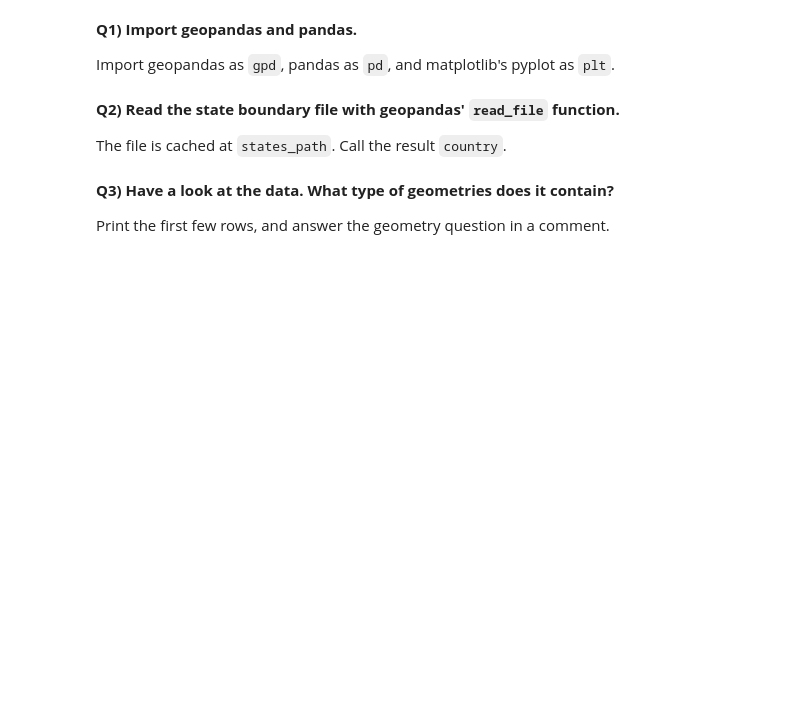
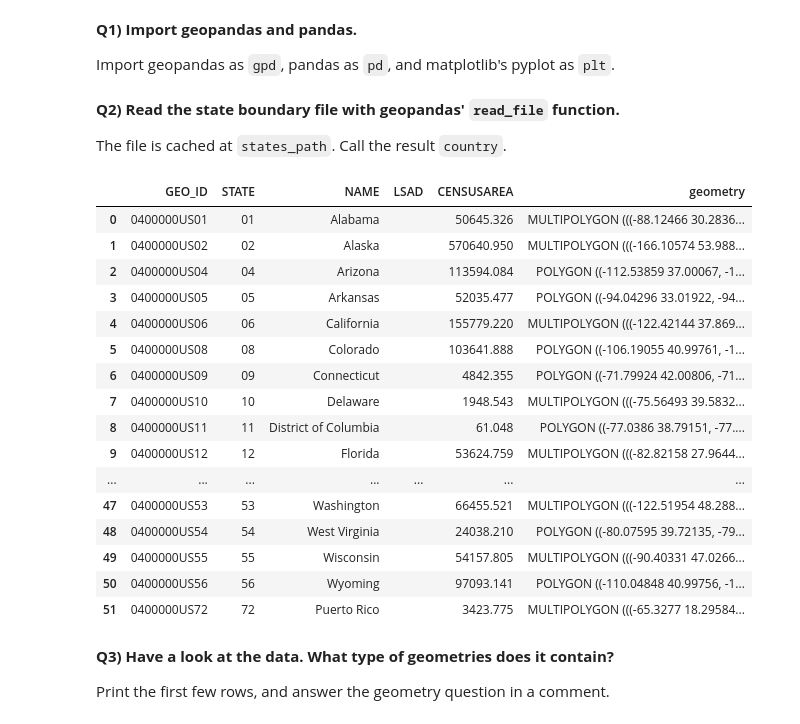
Before and after one commit to MaximeG2110/2026_Intro_Python, a Jupyter notebook: live/part-I/1.6-geospatial-vector-data-environmental-exercises.ipynb, the cells around one changed output. Drawn from its saved outputs; the diff is of its cells as text; code cells hidden in the pictures; blank space fills up the shorter version.

```diff
--- a/live/part-I/1.6-geospatial-vector-data-environmental-exercises.ipynb
+++ b/live/part-I/1.6-geospatial-vector-data-environmental-exercises.ipynb
@@ -78,6 +84,26 @@ Import geopandas as `gpd`, pandas as `pd`, and matplotlib's pyplot as `plt`.
 The file is cached at `states_path`. Call the result `country`.
 # %%
 # Read the data with the geopandas function
+country = gpd.read_file(states_path)
+country
+# %% [output]
+|  | GEO_ID | STATE | NAME | LSAD | CENSUSAREA | geometry |
+| 0 | 0400000US01 | 01 | Alabama |  | 50645.326 | MULTIPOLYGON (((-88.12466 30.2836... |
+| 1 | 0400000US02 | 02 | Alaska |  | 570640.950 | MULTIPOLYGON (((-166.10574 53.988... |
+| 2 | 0400000US04 | 04 | Arizona |  | 113594.084 | POLYGON ((-112.53859 37.00067, -1... |
+| 3 | 0400000US05 | 05 | Arkansas |  | 52035.477 | POLYGON ((-94.04296 33.01922, -94... |
+| 4 | 0400000US06 | 06 | California |  | 155779.220 | MULTIPOLYGON (((-122.42144 37.869... |
+| 5 | 0400000US08 | 08 | Colorado |  | 103641.888 | POLYGON ((-106.19055 40.99761, -1... |
+| 6 | 0400000US09 | 09 | Connecticut |  | 4842.355 | POLYGON ((-71.79924 42.00806, -71... |
+| 7 | 0400000US10 | 10 | Delaware |  | 1948.543 | MULTIPOLYGON (((-75.56493 39.5832... |
+| 8 | 0400000US11 | 11 | District of Columbia |  | 61.048 | POLYGON ((-77.0386 38.79151, -77.... |
+| 9 | 0400000US12 | 12 | Florida |  | 53624.759 | MULTIPOLYGON (((-82.82158 27.9644... |
+| ... | ... | ... | ... | ... | ... | ... |
+| 47 | 0400000US53 | 53 | Washington |  | 66455.521 | MULTIPOLYGON (((-122.51954 48.288... |
+| 48 | 0400000US54 | 54 | West Virginia |  | 24038.210 | POLYGON ((-80.07595 39.72135, -79... |
+| 49 | 0400000US55 | 55 | Wisconsin |  | 54157.805 | MULTIPOLYGON (((-90.40331 47.0266... |
+| 50 | 0400000US56 | 56 | Wyoming |  | 97093.141 | POLYGON ((-110.04848 40.99756, -1... |
+| 51 | 0400000US72 | 72 | Puerto Rico |  | 3423.775 | MULTIPOLYGON (((-65.3277 18.29584... |
 # %% [markdown]
 **Q3) Have a look at the data. What type of geometries does it contain?**
 
```
Also changed, not shown: parts of 10 cells of this notebook.
